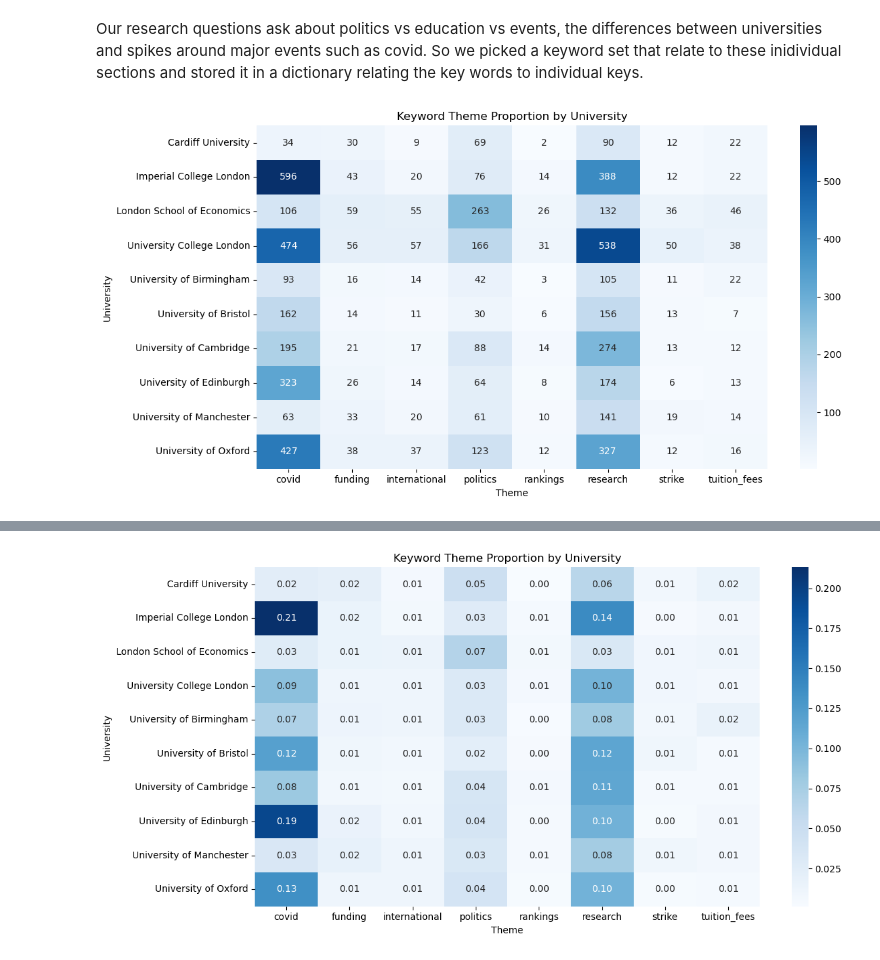
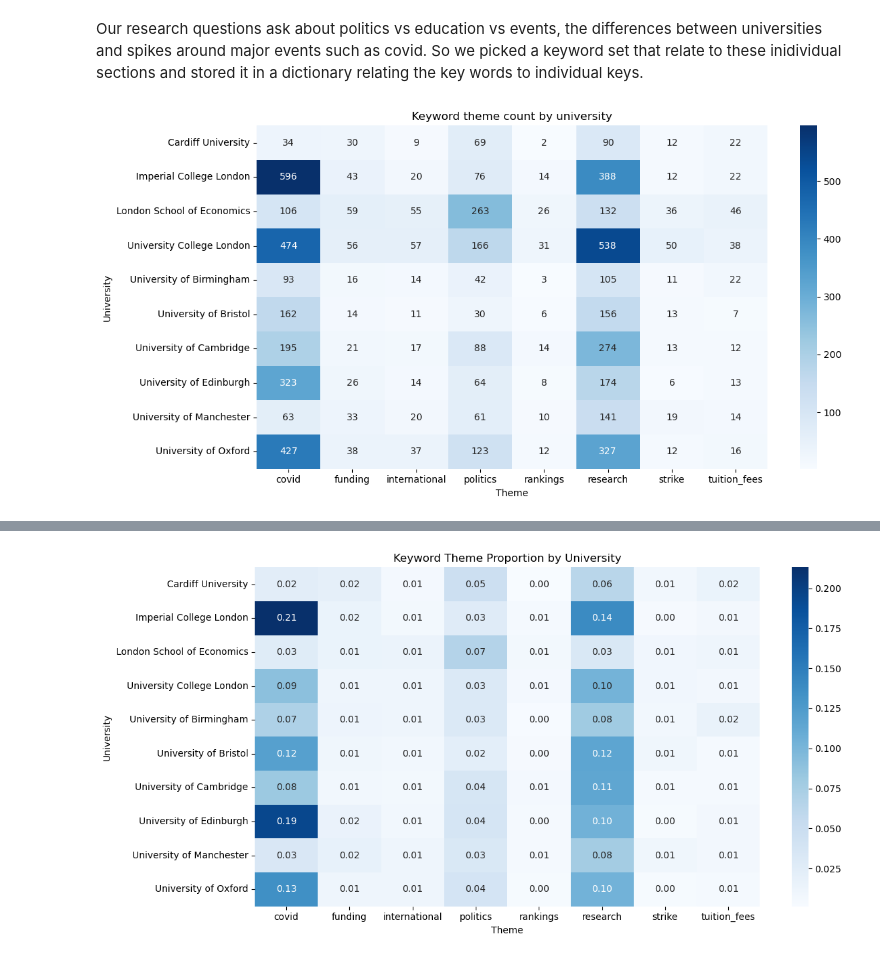
Before and after one commit to ruoxuannn/st115-guardian-project, a Jupyter notebook: shrinithi_themes.ipynb, the cells around one changed output, grey strips where cells are left out. Drawn from its saved outputs; the diff is of its cells as text; code cells hidden in the pictures.

```diff
--- a/shrinithi_themes.ipynb
+++ b/shrinithi_themes.ipynb
@@ -178,32 +191,32 @@ keyword_pivot = keyword_df.pivot(
 ).fillna(0)
 
 keyword_pivot
 total_articles = df['university'].value_counts()
 
 keyword_pivot_norm = keyword_pivot.div(total_articles, axis=0)
 
 keyword_pivot_norm
 
 
 plt.figure(figsize=(12,6))
 
 keyword_pivot = keyword_df.pivot(
     index='university',
     columns='category',
     values='count'
 ).fillna(0)
 
 sns.heatmap(
     keyword_pivot,
     annot=True,
     cmap="Blues",
     fmt=".0f"   # no decimals
 )
 
-plt.title("Keyword Theme Proportion by University")
+plt.title("Keyword theme count by university")
 plt.ylabel("University")
 plt.xlabel("Theme")
 plt.tight_layout()
 plt.show()
 # %% [output]
-[figure, old version]
+[figure, new version]
```
Also changed, not shown: parts of 12 cells of this notebook.
